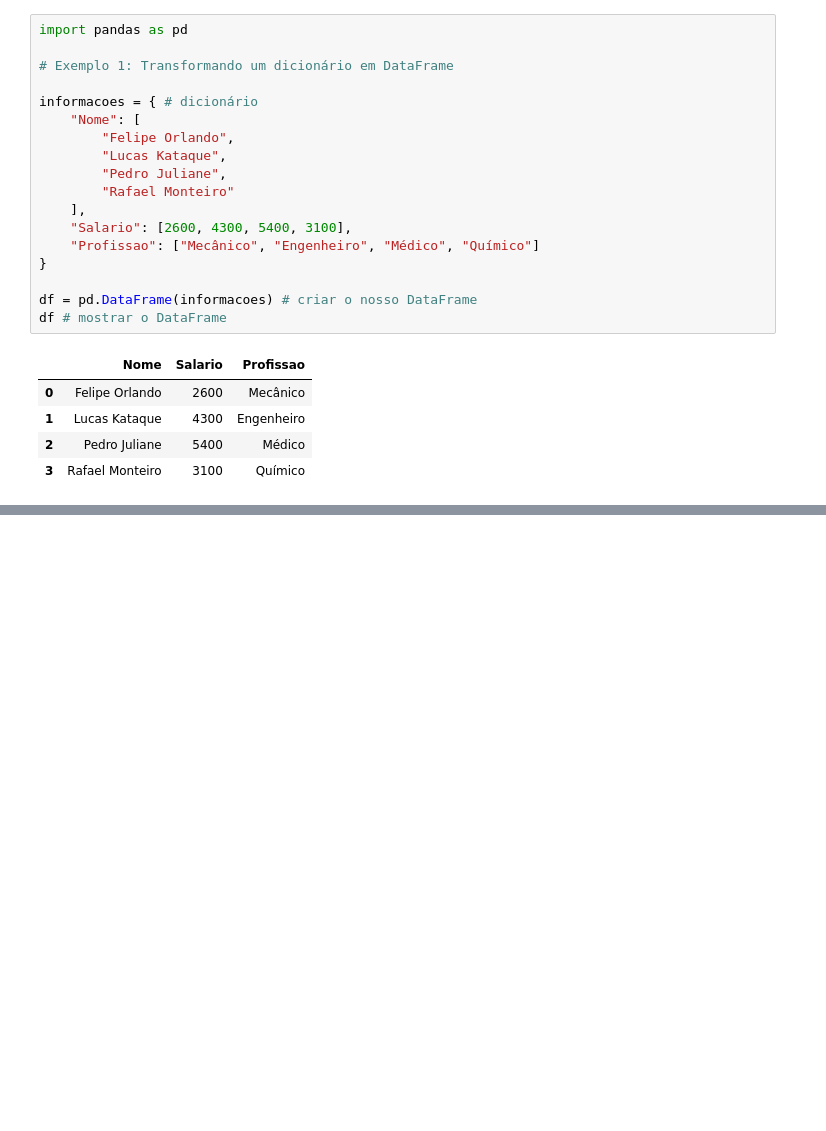
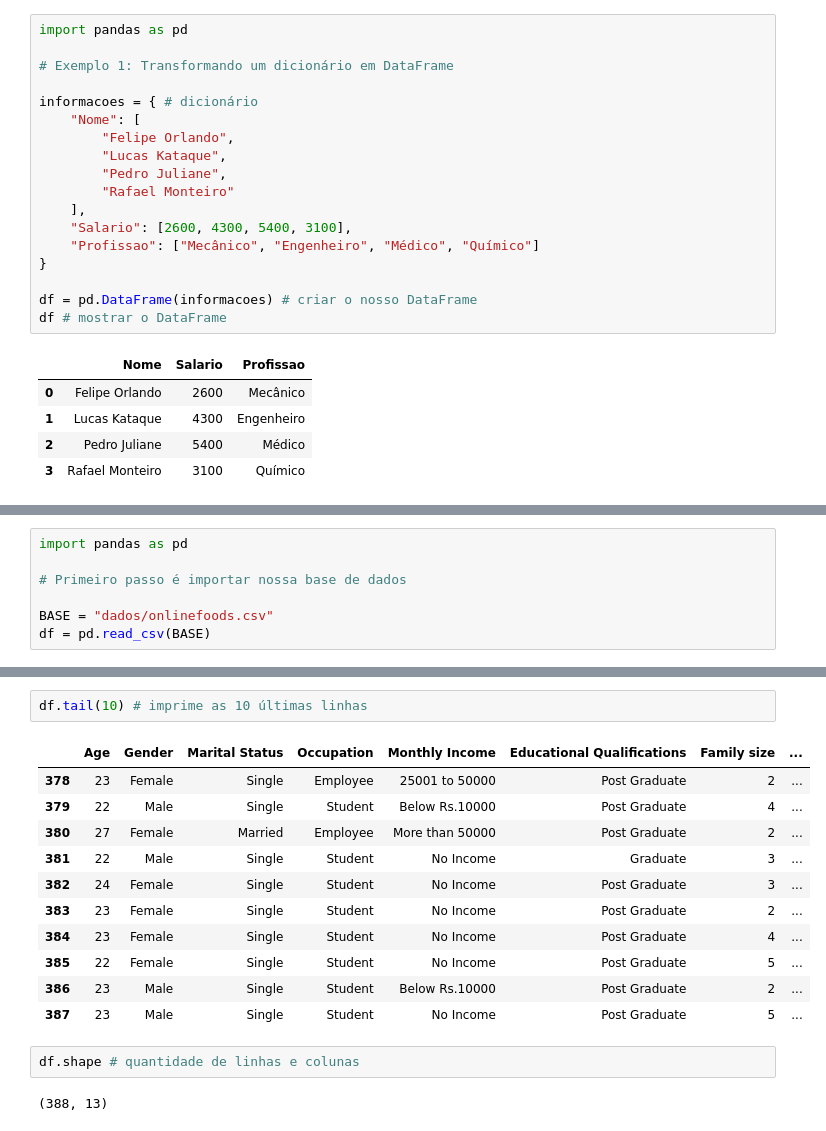
Before and after one commit to FelipeOrlandoLanzara/Data-Science, a Jupyter notebook: 2. Análise de Dados/2.2. Pandas/pandas.ipynb, the cells around one changed output, grey strips where cells are left out. Saved outputs shown, nothing was run; the diff lists cells and outputs as text; blank space fills up the shorter version.

Commit message:
exemplo funcoes pandas

```diff
--- a/2. Análise de Dados/2.2. Pandas/pandas.ipynb
+++ b/2. Análise de Dados/2.2. Pandas/pandas.ipynb
@@ -161,0 +195,7 @@ Antes de realizar análises mais profundas, é importante garantir que os dados
+# %%
+import pandas as pd
+
+# Primeiro passo é importar nossa base de dados
+
+BASE = "dados/onlinefoods.csv"
+df = pd.read_csv(BASE)
@@ -161,0 +211,18 @@ Antes de realizar análises mais profundas, é importante garantir que os dados
+# %%
+df.tail(10) # imprime as 10 últimas linhas
+# %% [output]
+|  | Age | Gender | Marital Status | Occupation | Monthly Income | Educational Qualifications | Family size | ... |
+| 378 | 23 | Female | Single | Employee | 25001 to 50000 | Post Graduate | 2 | ... |
+| 379 | 22 | Male | Single | Student | Below Rs.10000 | Post Graduate | 4 | ... |
+| 380 | 27 | Female | Married | Employee | More than 50000 | Post Graduate | 2 | ... |
+| 381 | 22 | Male | Single | Student | No Income | Graduate | 3 | ... |
+| 382 | 24 | Female | Single | Student | No Income | Post Graduate | 3 | ... |
+| 383 | 23 | Female | Single | Student | No Income | Post Graduate | 2 | ... |
+| 384 | 23 | Female | Single | Student | No Income | Post Graduate | 4 | ... |
+| 385 | 22 | Female | Single | Student | No Income | Post Graduate | 5 | ... |
+| 386 | 23 | Male | Single | Student | Below Rs.10000 | Post Graduate | 2 | ... |
+| 387 | 23 | Male | Single | Student | No Income | Post Graduate | 5 | ... |
+# %%
+df.shape # quantidade de linhas e colunas
+# %% [output]
+(388, 13)
```
Also changed, not shown: parts of 15 cells of this notebook, 2 other files.
